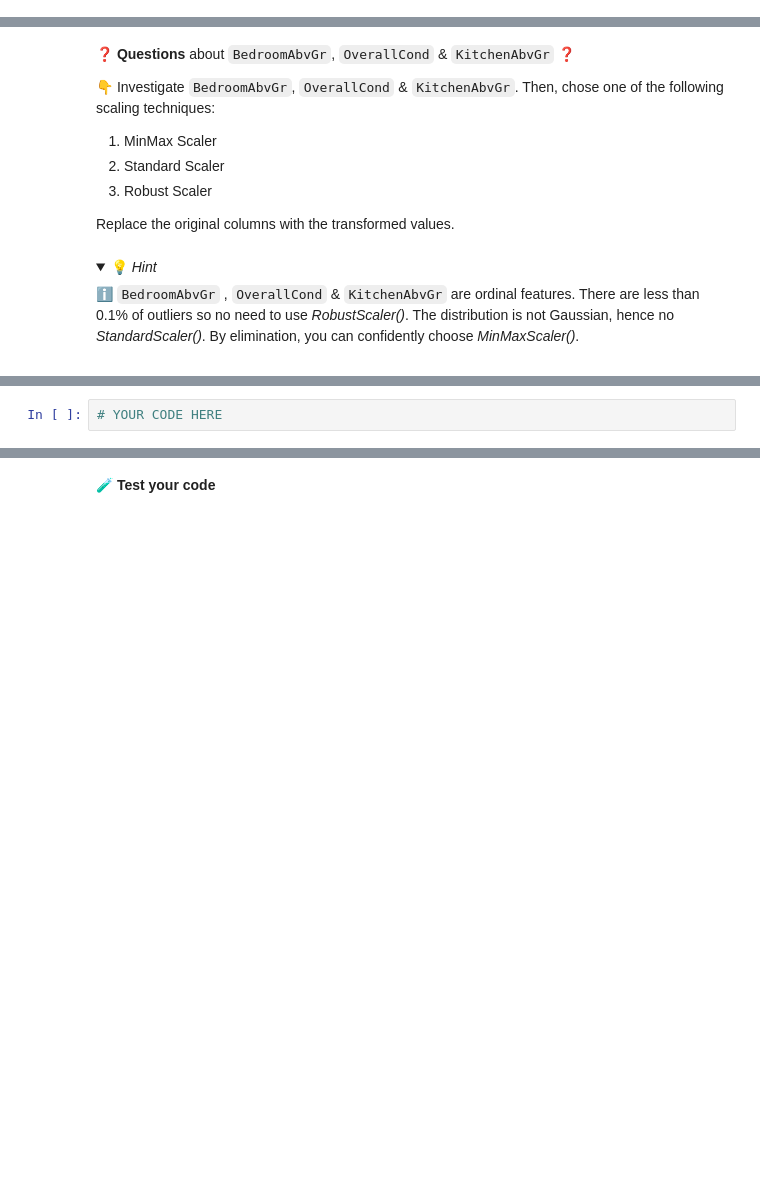
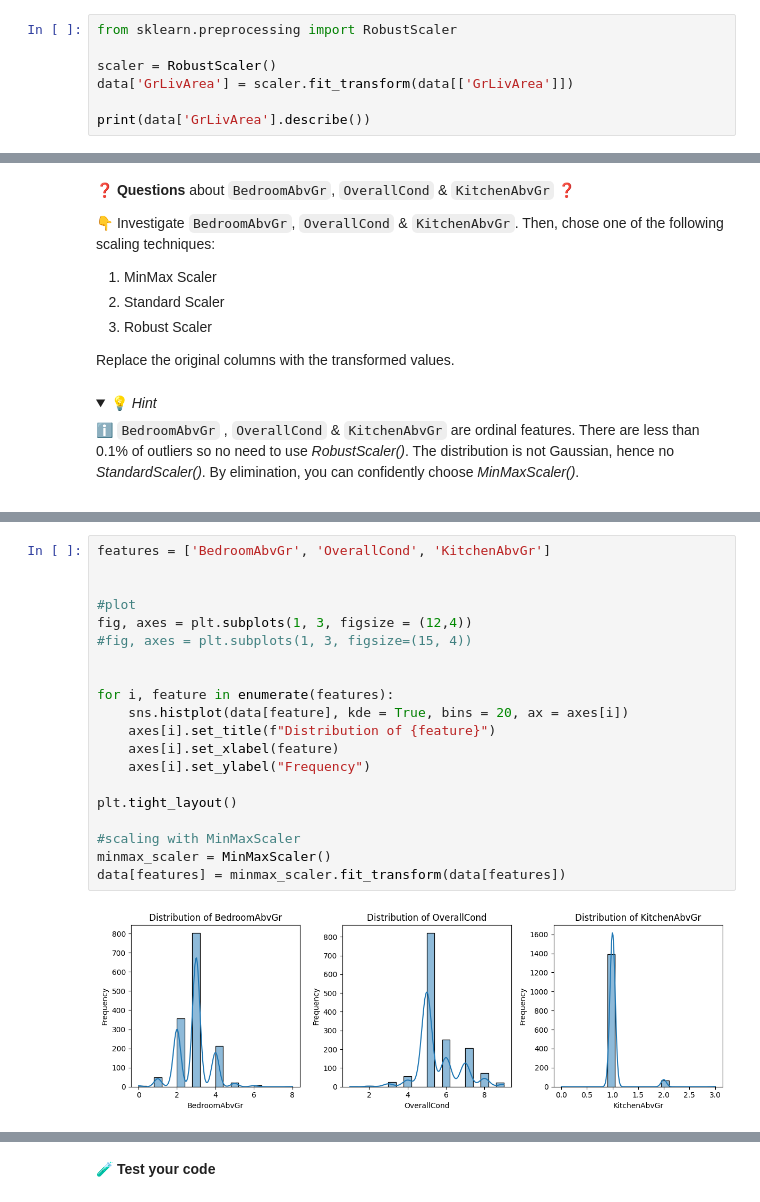
Before and after one commit to hurley27/data-preprocessing-workflow, a Jupyter notebook: Preprocessing-Workflow.ipynb, the cells around one changed output, grey strips where cells are left out. Drawn from its saved outputs; the diff is of its cells as text; folded sections open; blank space fills up the shorter version.

```diff
--- a/Preprocessing-Workflow.ipynb
+++ b/Preprocessing-Workflow.ipynb
@@ -201,0 +407,7 @@ Replace the original columns with the transformed values.
+# %%
+from sklearn.preprocessing import RobustScaler
+
+scaler = RobustScaler()
+data['GrLivArea'] = scaler.fit_transform(data[['GrLivArea']])
+
+print(data['GrLivArea'].describe())
@@ -228,2 +460,22 @@ data.describe()
-# %%
-# YOUR CODE HERE
+# %%
+features = ['BedroomAbvGr', 'OverallCond', 'KitchenAbvGr']
+
+
+#plot
+fig, axes = plt.subplots(1, 3, figsize = (12,4))
+#fig, axes = plt.subplots(1, 3, figsize=(15, 4))
+
+
+for i, feature in enumerate(features):
+    sns.histplot(data[feature], kde = True, bins = 20, ax = axes[i])
+    axes[i].set_title(f"Distribution of {feature}")
+    axes[i].set_xlabel(feature)
+    axes[i].set_ylabel("Frequency")
+
+plt.tight_layout()
+
+#scaling with MinMaxScaler
+minmax_scaler = MinMaxScaler()
+data[features] = minmax_scaler.fit_transform(data[features])
+# %% [output]
+[figure, added]
```
Also changed, not shown: parts of 39 cells of this notebook, 3 other files.
